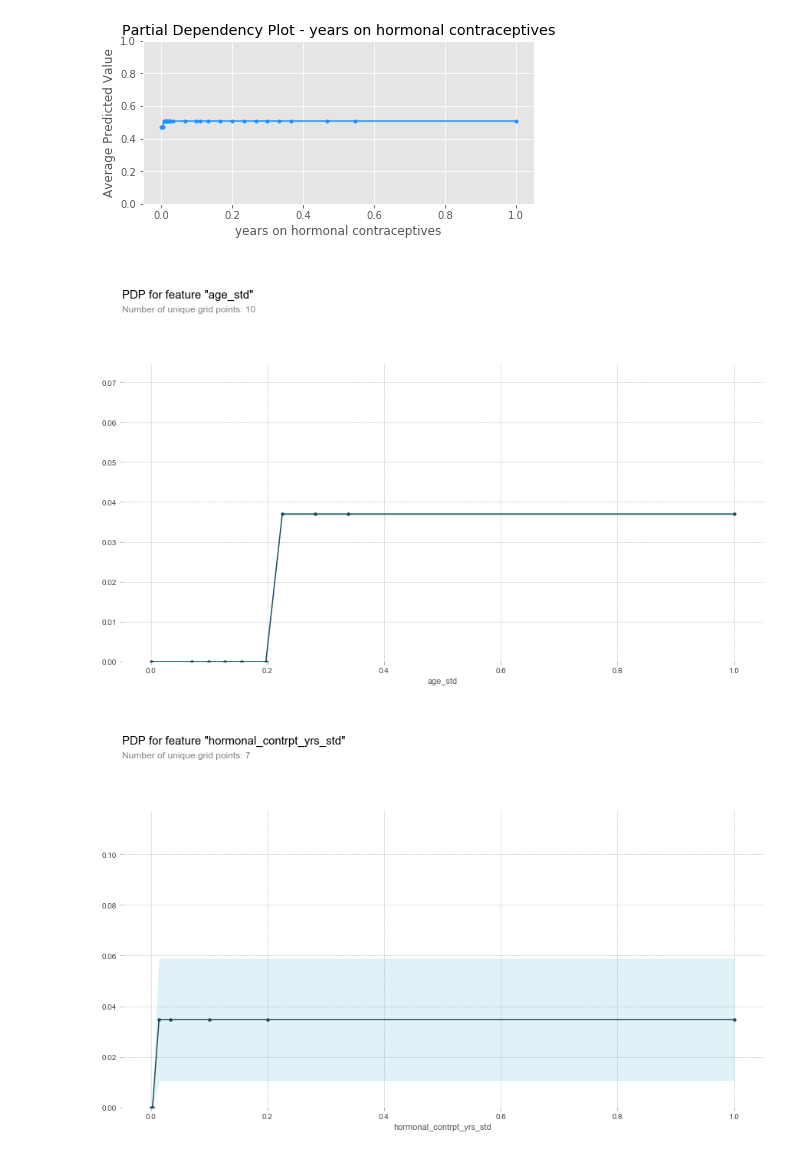
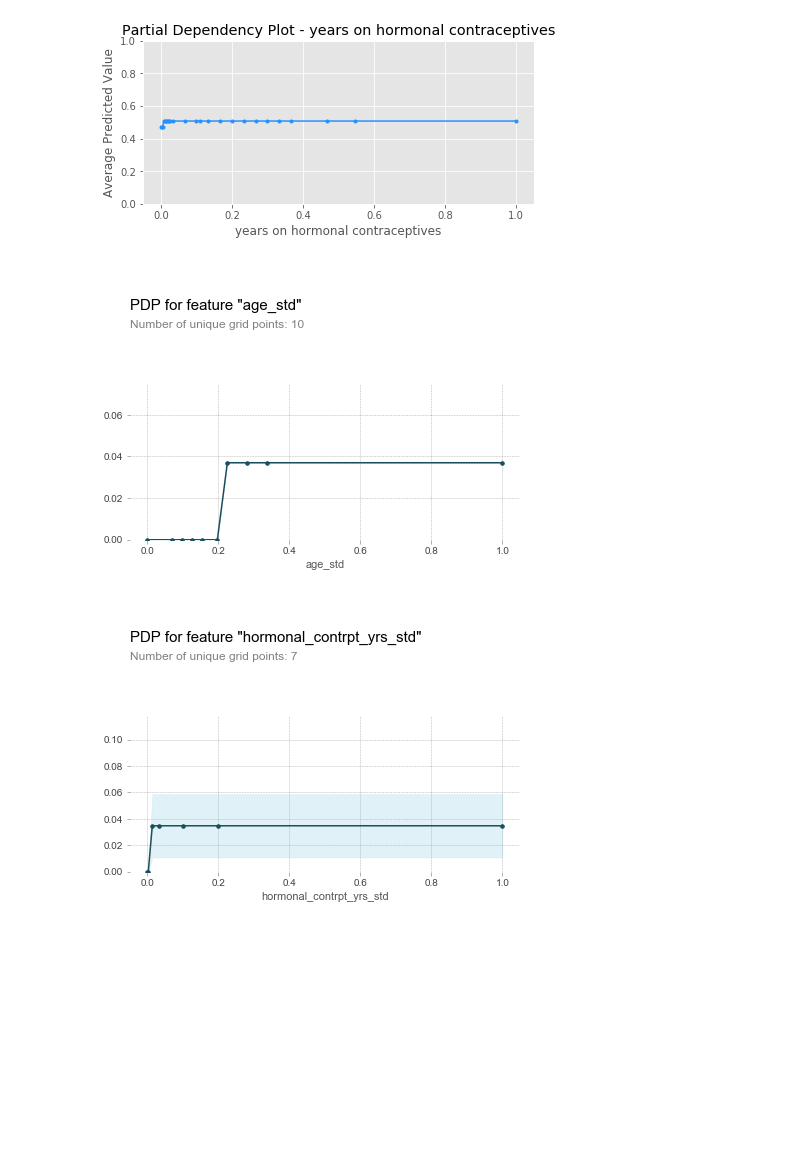
Before and after one commit to yuchen0908/explainable_ml, a Jupyter notebook: s8.1_pdp_cancer.ipynb, the cells around one changed output. Drawn from its saved outputs; the diff is of its cells as text; code cells hidden in the pictures; blank space fills up the shorter version.

```diff
--- a/s8.1_pdp_cancer.ipynb
+++ b/s8.1_pdp_cancer.ipynb
@@ -113,12 +113,12 @@ for k,v in blueprint.items():
 # %%
 from pdpbox.pdp import pdp_plot, pdp_isolate
 for col in ['age_std','hormonal_contrpt_yrs_std']:
     pdp_isolated = pdp_isolate(\
         model = gradient_tree_model\
         , dataset = cancer_df\
         , model_features = feature_cols
         , feature = col)
-    fig, axes = pdp_plot(pdp_isolate_out=pdp_isolated, feature_name = col)
+    fig, axes = pdp_plot(pdp_isolate_out=pdp_isolated, feature_name = col, figsize=(7,5))
 # %% [output]
-[figure, old version]
+[figure, new version]
-[figure, old version]
+[figure, new version]
```
Also changed, not shown: 2 other files.
